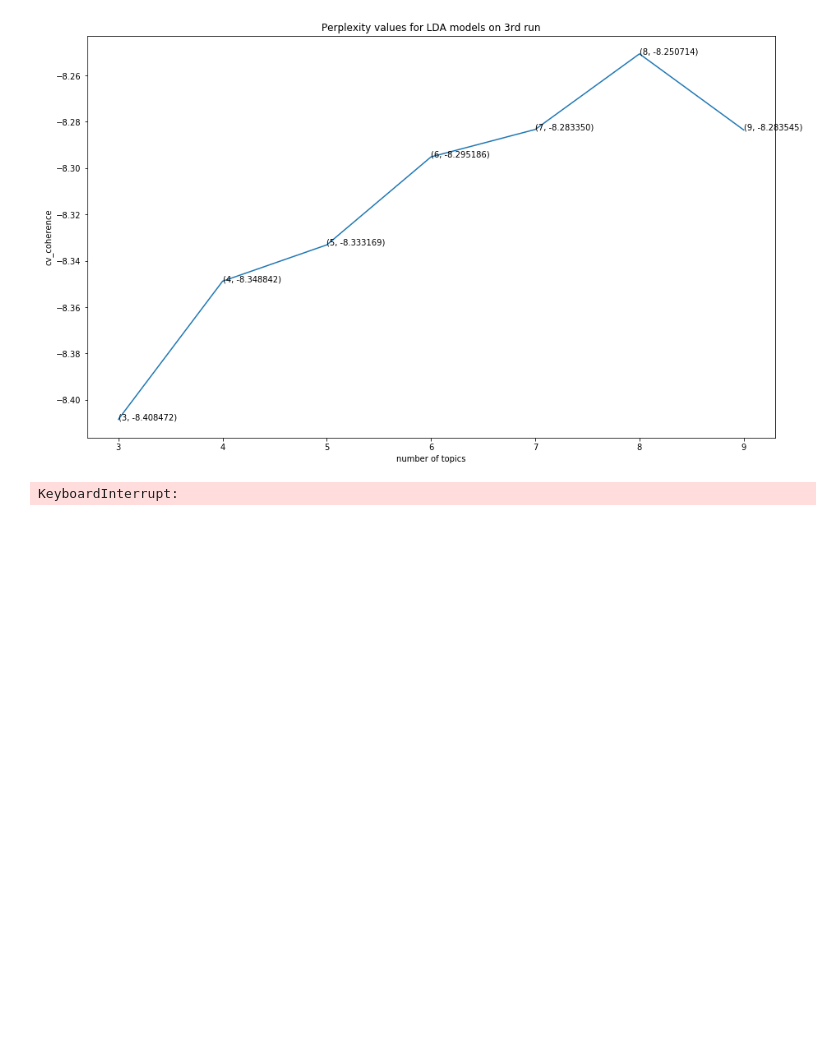
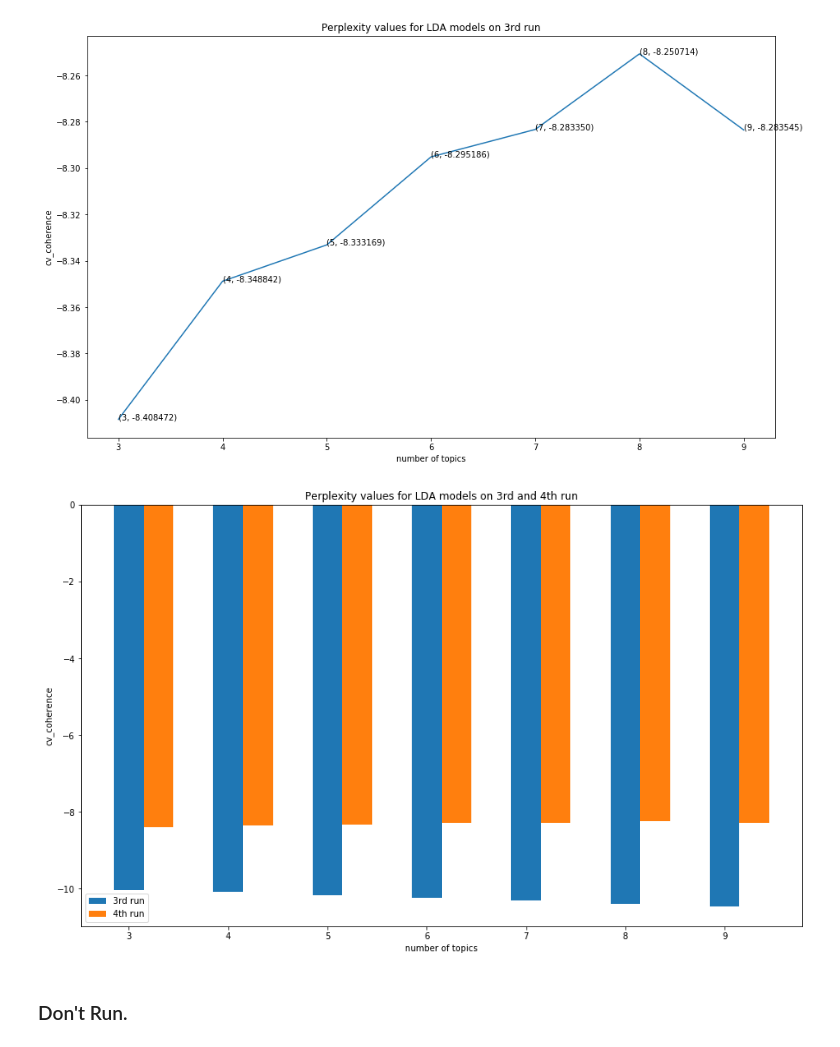
Before and after one commit to niyatibafna/Email-Clustering-on-the-Enron-Dataset, a Jupyter notebook: notebooks/Visualisation.ipynb, the cells around one changed output. Cells and saved outputs as stored; diff of their text form; code cells hidden in the pictures; blank space fills up the shorter version.

```diff
--- a/notebooks/Visualisation.ipynb
+++ b/notebooks/Visualisation.ipynb
@@ -99,30 +151,51 @@ plot_coherence(old_x, old_y, title)
 # %% [output]
 [figure]
-# %%
-import numpy as np
-from gensim.models.ldamodel import LdaModel
-from gensim.corpora import Dictionary
-
-
-N_DOCUMENTS = 517402
-all_emails = []
-
-for i in range(1, N_DOCUMENTS):
-    with open("../dataset/clean/" + str(i) + ".txt", "r") as inf:
-        for line in inf:
-            all_emails.append(line.split(" "))
-
-dictionary = Dictionary.load("../saved/emails.dictionary")
-
-corpus = [dictionary.doc2bow(email) for email in all_emails]
-
-name = "../saved/models/lda7.model"
-model = LdaModel.load(name)
-
-import pyLDAvis.gensim
-pyLDAvis.enable_notebook()
-
-vis = pyLDAvis.gensim.prepare(model, corpus, dictionary=dictionary)
-vis
-# %% [output]
-KeyboardInterrupt:
+# %%
+# Get old LDA perplexity values
+# run3: 3-8
+old_y = list()
+old_x = list()
+
+# Read the inputs
+with open("../data-out/run2lda_perplexity.txt", "r") as inf:
+    for line in inf:
+        line = line.strip('\n')
+        old_y.append(float(line.split(" ")[1]))
+        old_x.append(int(line.split(" ")[0]))
+
+# Get new LDA perplexity values
+# run4: 3-8
+new_y = list()
+new_x = list()
+
+# Read the inputs
+with open("../data-out/run3lda_perplexity.txt", "r") as inf:
+    for line in inf:
+        line = line.strip('\n')
+        new_y.append(float(line.split(" ")[1]))
+        new_x.append(int(line.split(" ")[0]))
+
+# Set the title for this plot
+title = 'Perplexity values for LDA models on 3rd and 4th run'
+
+# plot_values(old_x, old_y, title)
+new_x = np.array(new_x)
+w = 0.3
+plt.figure(figsize=(15, 9))
+
+ax = plt.subplot(111)
+p1 = ax.bar(new_x, old_y, width=w, align='center', label='3rd run')
+p2 = ax.bar(new_x+w, new_y, width=w, align='center', label='4th run')
+
+
+# plt.autoscale(tight=True)
+
+plt.title(title)
+plt.ylabel("cv_coherence")
+plt.xlabel("number of topics")
+plt.legend()
+plt.savefig('perplexities.png')
+# %% [output]
+[figure, added]
+# %% [markdown]
+### Don't Run. ###
```
Also changed, not shown: parts of 11 cells of this notebook, 2 other files.
